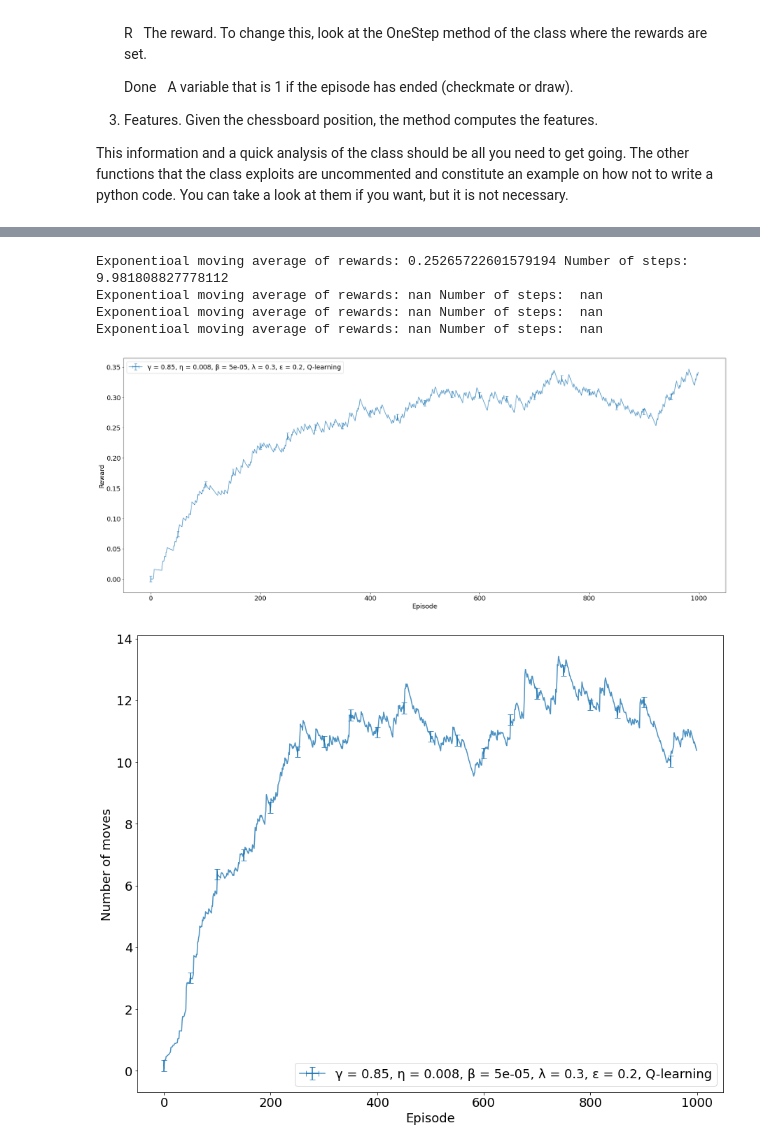
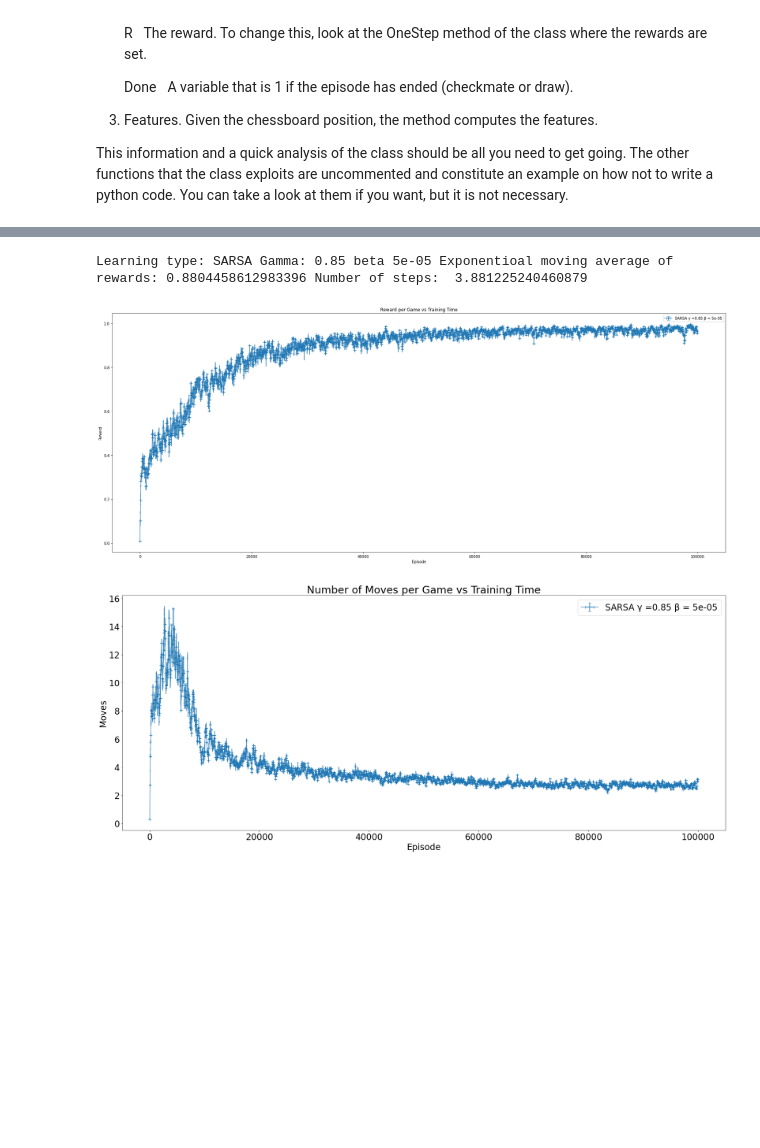
Before and after one commit to charalambosG-9/chess_learning_agent, a Jupyter notebook: Required Assignment Files/Assignment.ipynb, the cells around one changed output, grey strips where cells are left out. Drawn from its saved outputs; the diff is of its cells as text; code cells hidden in the pictures; blank space fills up the shorter version.

```diff
--- a/Required Assignment Files/Assignment.ipynb
+++ b/Required Assignment Files/Assignment.ipynb
@@ -342,34 +361,36 @@ for n in range(N_episodes):
 # %%
-print('Exponentioal moving average of rewards:',np.mean(R_save[0:25000]),'Number of steps: ',np.mean(N_moves_save[0:25000]))
-print('Exponentioal moving average of rewards:',np.mean(R_save[25000:50000]),'Number of steps: ',np.mean(N_moves_save[25000:50000]))
-print('Exponentioal moving average of rewards:',np.mean(R_save[50000:75000]),'Number of steps: ',np.mean(N_moves_save[50000:75000]))
-print('Exponentioal moving average of rewards:',np.mean(R_save[75000:100000]),'Number of steps: ',np.mean(N_moves_save[75000:100000]))
+# Print the results
+counter = 0
+for t in types:
+    for gamma in gammas:
+        for beta in betas:
+            print('Learning type:', t, 'Gamma:', gamma, 'beta', beta ,'Exponentioal moving average of rewards:',np.mean(all_R_save[counter]), 'Number of steps: ',np.mean(all_N_moves[counter]))
+            counter += 1
 
+# PLOT THE RESULTS
+
+plt.rcParams.update({'font.size': 24})
 plt.figure(figsize=(30, 12))
-errors = 2 * np.std(R_save) / np.sqrt(N_episodes)
-plt.errorbar(np.arange(N_episodes), R_save.flatten(), errors, 0, elinewidth=2, capsize=4, alpha=0.8, errorevery=50, )
-#plt.plot(R_save)
+for i, R_save in enumerate(all_R_save):
+    errors = 2 * np.std(R_save) / np.sqrt(N_episodes)
+    plt.errorbar(np.arange(N_episodes), R_save.flatten(), errors, 0, elinewidth=2, capsize=4, alpha=0.8, errorevery=50)
 plt.xlabel('Episode')
 plt.ylabel('Reward')
-plt.rcParams.update({'font.size': 18})
-label = "γ = " + str(gamma) + ", η = " + str(eta) + ", β = " + str(beta) + ", λ = " + str(lamb) + ", ε = " + str(epsilon_0) + ", " + learning_type
-plt.legend([label])
-plt.savefig('EMA_Reward.pdf')
+plt.title(f"Reward per Game vs Training Time")
+plt.legend(legends)
+plt.savefig('EMA_Reward_py.png')
 
-plt.figure(figsize=(15, 12))
-errors = 2 * np.std(N_moves_save) / np.sqrt(N_episodes)
-plt.errorbar(np.arange(N_episodes), N_moves_save.flatten(), errors, 0, elinewidth=2, capsize=4, alpha=0.8, errorevery=50, )
-#plt.plot(N_moves_save)
+plt.rcParams.update({'font.size': 24})
+plt.figure(figsize=(30, 12))
+for i, N_moves_save in enumerate(all_N_moves):
+    errors = 2 * np.std(N_moves_save) / np.sqrt(N_episodes)
+    plt.errorbar(np.arange(N_episodes), N_moves_save.flatten(), errors, 0, elinewidth=2, capsize=4, alpha=0.8, errorevery=50)
 plt.xlabel('Episode')
-plt.ylabel('Number of moves')
-plt.rcParams.update({'font.size': 18})
-label = "γ = " + str(gamma) + ", η = " + str(eta) + ", β = " + str(beta) + ", λ = " + str(lamb) + ", ε = " + str(epsilon_0) + ", " + learning_type
-plt.legend([label])
-plt.savefig('EMA_Moves.pdf')
+plt.ylabel('Moves')
+plt.title(f"Number of Moves per Game vs Training Time")
+plt.legend(legends)
+plt.savefig('EMA_Moves_py.png')
 # %% [output]
-Exponentioal moving average of rewards: 0.25265722601579194 Number of steps:  9.981808827778112
-Exponentioal moving average of rewards: nan Number of steps:  nan
-Exponentioal moving average of rewards: nan Number of steps:  nan
-Exponentioal moving average of rewards: nan Number of steps:  nan
+Learning type: SARSA Gamma: 0.85 beta 5e-05 Exponentioal moving average of rewards: 0.8804458612983396 Number of steps:  3.881225240460879
-[figure, old version]
+[figure, new version]
-[figure, old version]
+[figure, new version]
```
Also changed, not shown: parts of 4 cells of this notebook.
